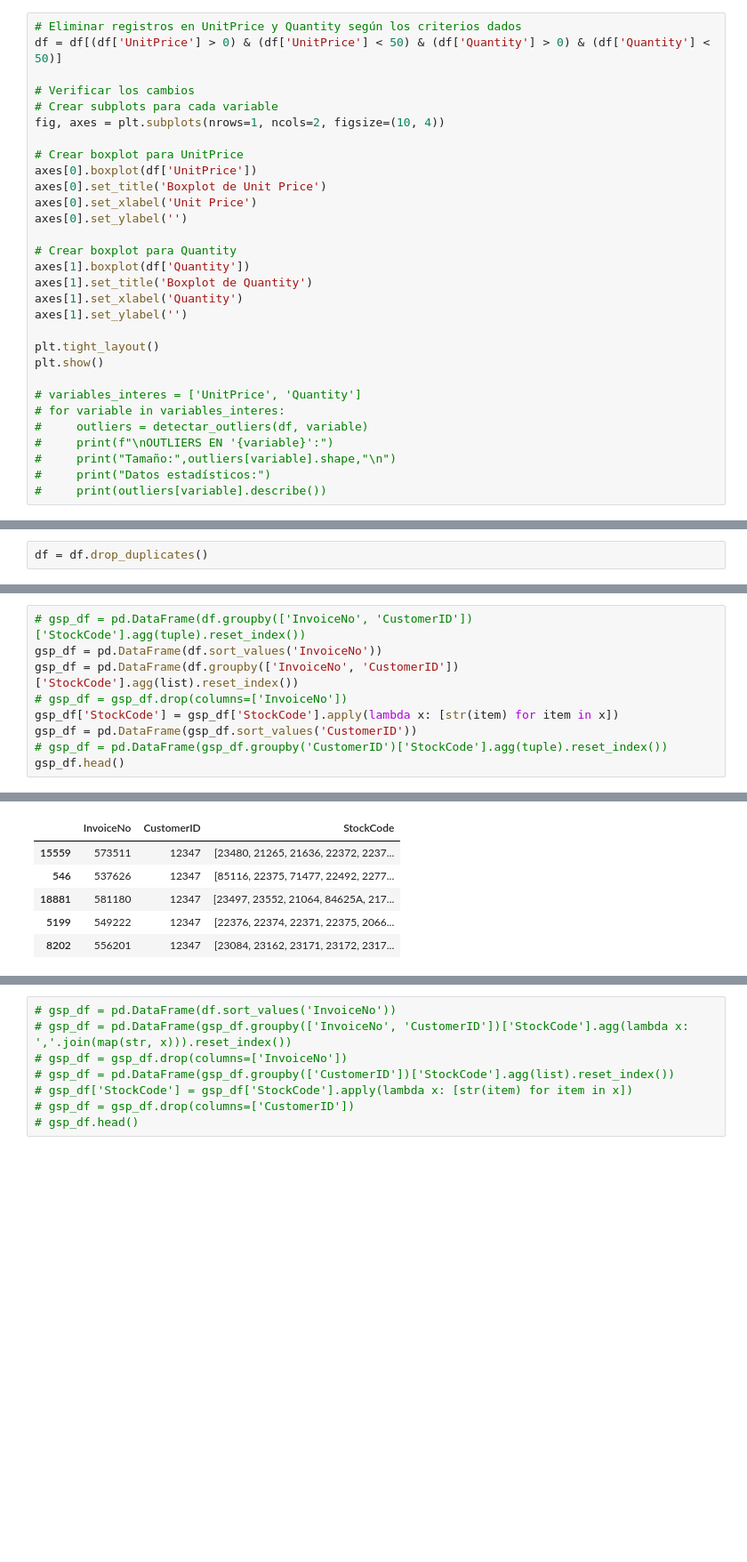
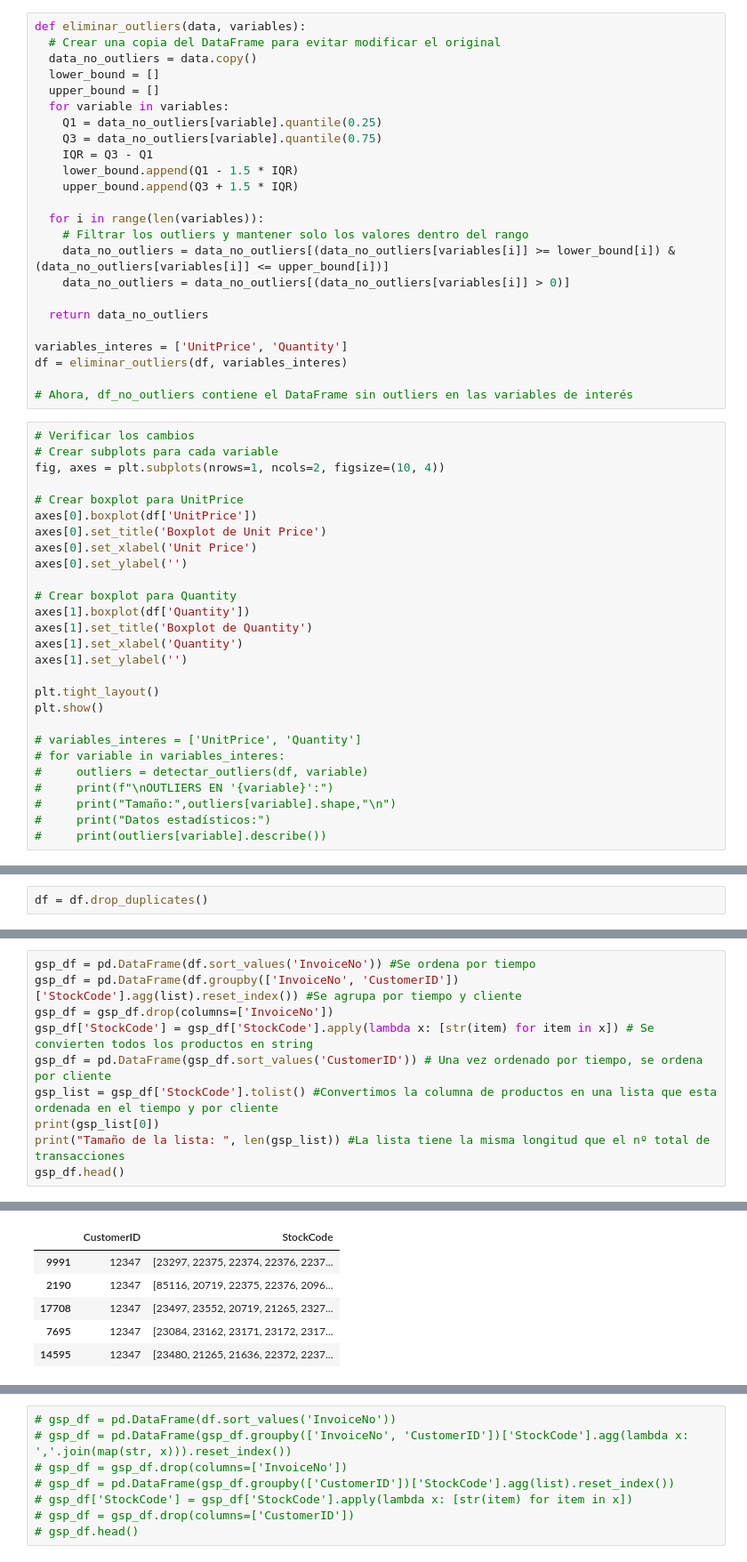
Before and after one commit to 9105507/MINERIA_DE_DATOS_23_24, a Jupyter notebook: Lab2_Mike.ipynb, the cells around one changed output, grey strips where cells are left out. Shown: that part at 89% size. Cells and saved outputs as stored; diff of their text form; blank space fills up the shorter version.

```diff
--- a/Lab2_Mike.ipynb
+++ b/Lab2_Mike.ipynb
@@ -414,7 +402,28 @@ Se van a eliminar 11976 registro de nuestro dataset. Se procede a ello:
+# %%
+def eliminar_outliers(data, variables):
+  # Crear una copia del DataFrame para evitar modificar el original
+  data_no_outliers = data.copy()
+  lower_bound = []
+  upper_bound = []
+  for variable in variables:
+    Q1 = data_no_outliers[variable].quantile(0.25)
+    Q3 = data_no_outliers[variable].quantile(0.75)
+    IQR = Q3 - Q1
+    lower_bound.append(Q1 - 1.5 * IQR)
+    upper_bound.append(Q3 + 1.5 * IQR)
+
+  for i in range(len(variables)):
+    # Filtrar los outliers y mantener solo los valores dentro del rango
+    data_no_outliers = data_no_outliers[(data_no_outliers[variables[i]] >= lower_bound[i]) & (data_no_outliers[variables[i]] <= upper_bound[i])]
+    data_no_outliers = data_no_outliers[(data_no_outliers[variables[i]] > 0)]
+
+  return data_no_outliers
+
+variables_interes = ['UnitPrice', 'Quantity']
+df = eliminar_outliers(df, variables_interes)
+
+# Ahora, df_no_outliers contiene el DataFrame sin outliers en las variables de interés
 # %%
-# Eliminar registros en UnitPrice y Quantity según los criterios dados
-df = df[(df['UnitPrice'] > 0) & (df['UnitPrice'] < 50) & (df['Quantity'] > 0) & (df['Quantity'] < 50)]
-
 # Verificar los cambios
 # Crear subplots para cada variable
 fig, axes = plt.subplots(nrows=1, ncols=2, figsize=(10, 4))
@@ -519,10 +526,11 @@ Se procede a la construcción de la base de datos en el formato necesario para a
 # %%
-# gsp_df = pd.DataFrame(df.groupby(['InvoiceNo', 'CustomerID'])['StockCode'].agg(tuple).reset_index())
-gsp_df = pd.DataFrame(df.sort_values('InvoiceNo'))
-gsp_df = pd.DataFrame(df.groupby(['InvoiceNo', 'CustomerID'])['StockCode'].agg(list).reset_index())
-# gsp_df = gsp_df.drop(columns=['InvoiceNo'])
-gsp_df['StockCode'] = gsp_df['StockCode'].apply(lambda x: [str(item) for item in x])
-gsp_df = pd.DataFrame(gsp_df.sort_values('CustomerID'))
-# gsp_df = pd.DataFrame(gsp_df.groupby('CustomerID')['StockCode'].agg(tuple).reset_index())
+gsp_df = pd.DataFrame(df.sort_values('InvoiceNo')) #Se ordena por tiempo
+gsp_df = pd.DataFrame(df.groupby(['InvoiceNo', 'CustomerID'])['StockCode'].agg(list).reset_index()) #Se agrupa por tiempo y cliente
+gsp_df = gsp_df.drop(columns=['InvoiceNo'])
+gsp_df['StockCode'] = gsp_df['StockCode'].apply(lambda x: [str(item) for item in x]) # Se convierten todos los productos en string
+gsp_df = pd.DataFrame(gsp_df.sort_values('CustomerID')) # Una vez ordenado por tiempo, se ordena por cliente
+gsp_list = gsp_df['StockCode'].tolist() #Convertimos la columna de productos en una lista que esta ordenada en el tiempo y por cliente
+print(gsp_list[0])
+print("Tamaño de la lista: ", len(gsp_list)) #La lista tiene la misma longitud que el nº total de transacciones
 gsp_df.head()
 # %% [output]
@@ -529,7 +539,7 @@ gsp_df.head()
-|  | InvoiceNo | CustomerID | StockCode |
-| 15559 | 573511 | 12347 | [23480, 21265, 21636, 22372, 2237... |
-| 546 | 537626 | 12347 | [85116, 22375, 71477, 22492, 2277... |
-| 18881 | 581180 | 12347 | [23497, 23552, 21064, 84625A, 217... |
-| 5199 | 549222 | 12347 | [22376, 22374, 22371, 22375, 2066... |
-| 8202 | 556201 | 12347 | [23084, 23162, 23171, 23172, 2317... |
+|  | CustomerID | StockCode |
+| 9991 | 12347 | [23297, 22375, 22374, 22376, 2237... |
+| 2190 | 12347 | [85116, 20719, 22375, 22376, 2096... |
+| 17708 | 12347 | [23497, 23552, 20719, 21265, 2327... |
+| 7695 | 12347 | [23084, 23162, 23171, 23172, 2317... |
+| 14595 | 12347 | [23480, 21265, 21636, 22372, 2237... |
 # %% [markdown]
```
Also changed, not shown: parts of 30 cells of this notebook.
